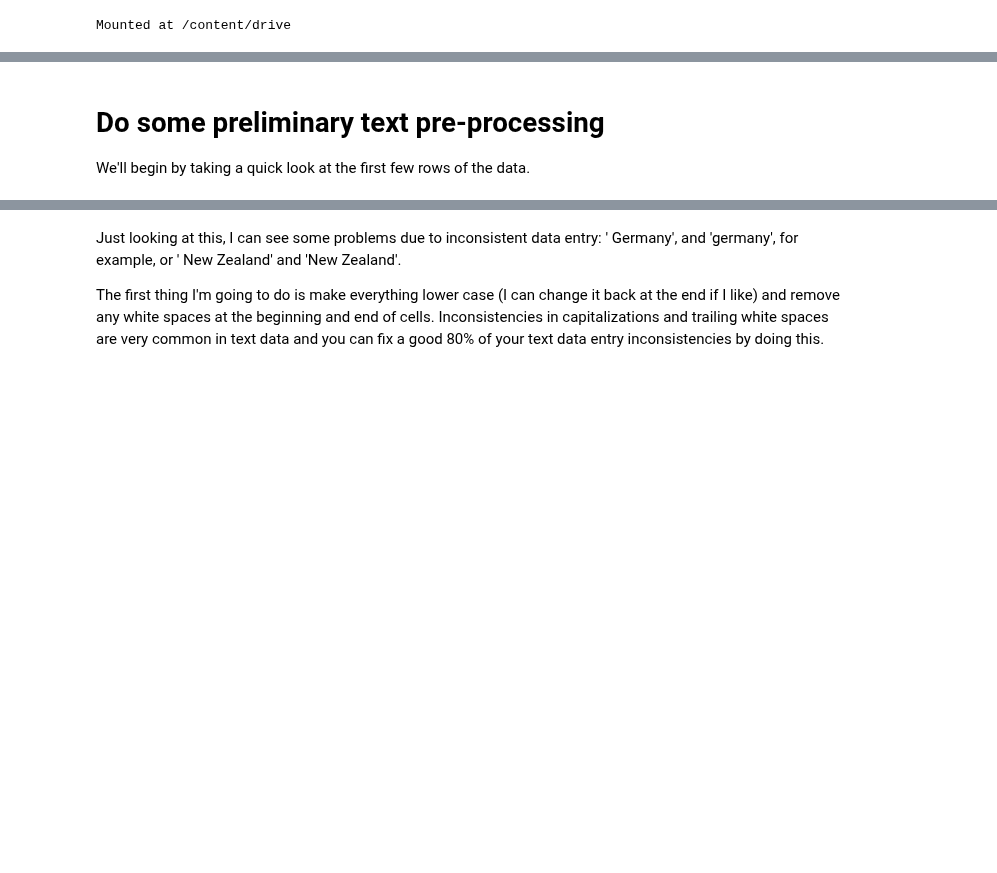
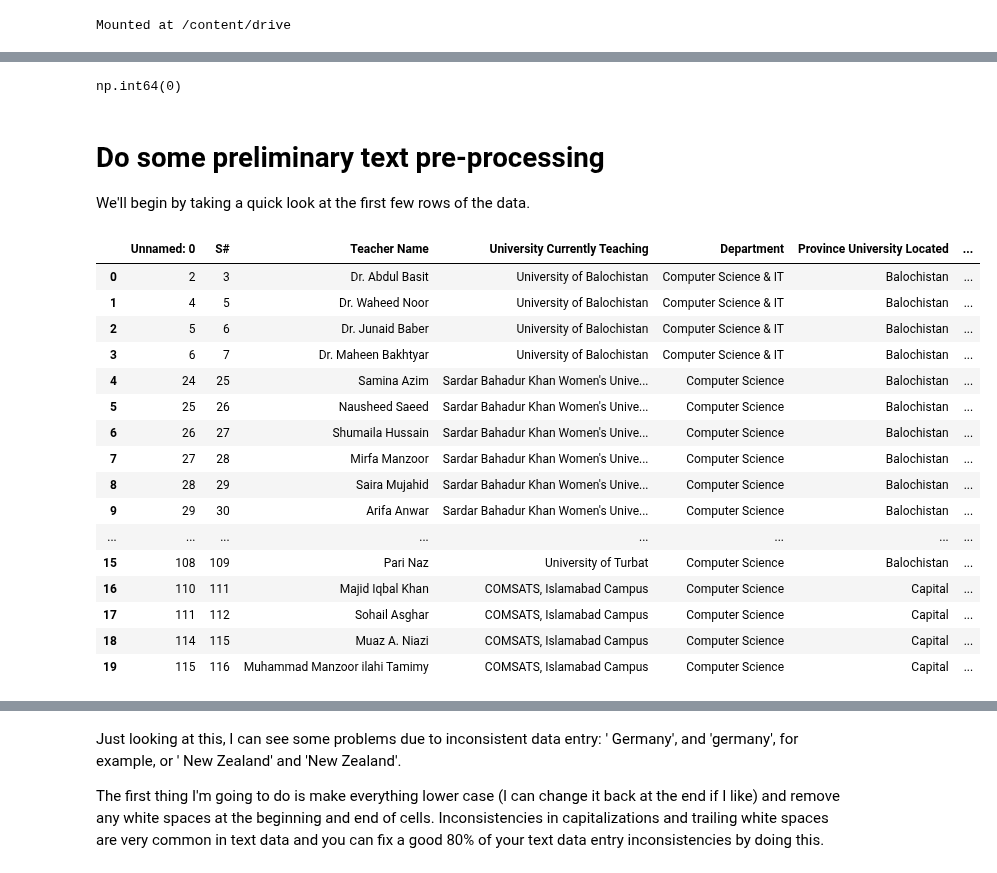
Before and after one commit to raheelam98/DataAnalysis, a Jupyter notebook: EDA/EDA_Sessions_RM/Data_Cleaning_Inconsistent_Data_Sec_4_RM.ipynb, the cells around one changed output, grey strips where cells are left out. Drawn from its saved outputs; the diff is of its cells as text; code cells hidden in the pictures; blank space fills up the shorter version.

```diff
--- a/EDA/EDA_Sessions_RM/Data_Cleaning_Inconsistent_Data_Sec_4_RM.ipynb
+++ b/EDA/EDA_Sessions_RM/Data_Cleaning_Inconsistent_Data_Sec_4_RM.ipynb
@@ -15,0 +33,8 @@ Mounted at /content/drive
+# %%
+# modules we'll use
+import pandas as pd
+import numpy as np
+
+# read in all our data
+professors = pd.read_csv('/content/MyDrive/EDA/pakistan_intellectual_capital.csv')
+professors
@@ -16,4 +209,28 @@ Mounted at /content/drive
+# %%
+professors['S#'].duplicated().sum()
+# %% [output]
+np.int64(0)
 # %% [markdown]
 # Do some preliminary text pre-processing
 
 We'll begin by taking a quick look at the first few rows of the data.
+# %%
+professors.head(20)
+# %% [output]
+|  | Unnamed: 0 | S# | Teacher Name | University Currently Teaching | Department | Province University Located | ... |
+| 0 | 2 | 3 | Dr. Abdul Basit | University of Balochistan | Computer Science & IT | Balochistan | ... |
+| 1 | 4 | 5 | Dr. Waheed Noor | University of Balochistan | Computer Science & IT | Balochistan | ... |
+| 2 | 5 | 6 | Dr. Junaid Baber | University of Balochistan | Computer Science & IT | Balochistan | ... |
+| 3 | 6 | 7 | Dr. Maheen Bakhtyar | University of Balochistan | Computer Science & IT | Balochistan | ... |
+| 4 | 24 | 25 | Samina Azim | Sardar Bahadur Khan Women's Unive... | Computer Science | Balochistan | ... |
+| 5 | 25 | 26 | Nausheed Saeed | Sardar Bahadur Khan Women's Unive... | Computer Science | Balochistan | ... |
+| 6 | 26 | 27 | Shumaila Hussain | Sardar Bahadur Khan Women's Unive... | Computer Science | Balochistan | ... |
+| 7 | 27 | 28 | Mirfa Manzoor | Sardar Bahadur Khan Women's Unive... | Computer Science | Balochistan | ... |
+| 8 | 28 | 29 | Saira Mujahid | Sardar Bahadur Khan Women's Unive... | Computer Science | Balochistan | ... |
+| 9 | 29 | 30 | Arifa Anwar | Sardar Bahadur Khan Women's Unive... | Computer Science | Balochistan | ... |
+| ... | ... | ... | ... | ... | ... | ... | ... |
+| 15 | 108 | 109 | Pari Naz | University of Turbat | Computer Science | Balochistan | ... |
+| 16 | 110 | 111 | Majid Iqbal Khan | COMSATS, Islamabad Campus | Computer Science | Capital | ... |
+| 17 | 111 | 112 | Sohail Asghar | COMSATS, Islamabad Campus | Computer Science | Capital | ... |
+| 18 | 114 | 115 | Muaz A. Niazi | COMSATS, Islamabad Campus | Computer Science | Capital | ... |
+| 19 | 115 | 116 | Muhammad Manzoor ilahi Tamimy | COMSATS, Islamabad Campus | Computer Science | Capital | ... |
```
Also changed, not shown: parts of 38 cells of this notebook.
